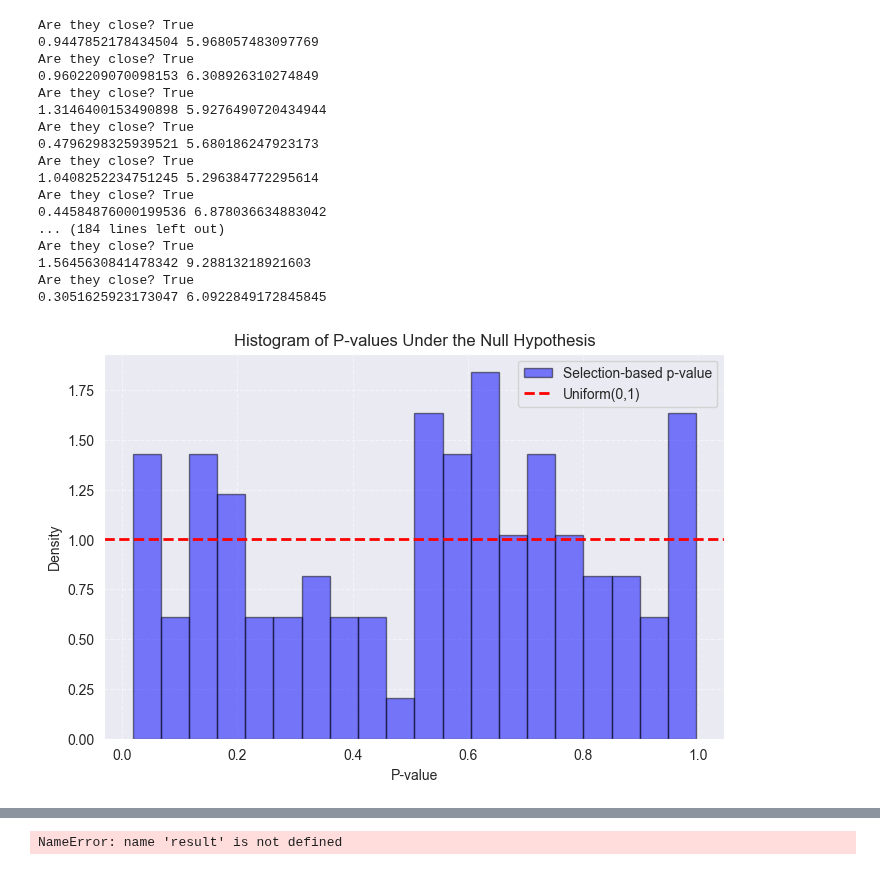
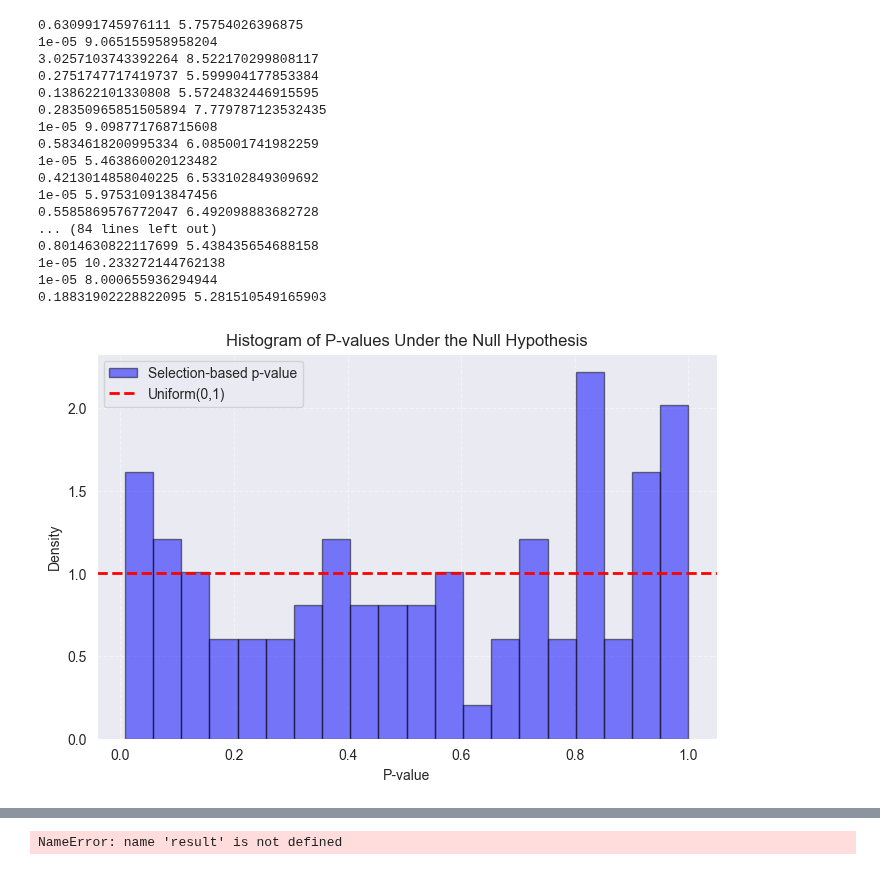
Before and after one commit to judywu4800/SI_HierarchicalClustering, a Jupyter notebook: analysis/Hierarchical_Clustering_testing.ipynb, the cells around one changed output, grey strips where cells are left out. Saved outputs shown, nothing was run; the diff lists cells and outputs as text; code cells hidden in the pictures.

Commit message:
added code for figure 4 (validity with different linkages)

```diff
--- a/analysis/Hierarchical_Clustering_testing.ipynb
+++ b/analysis/Hierarchical_Clustering_testing.ipynb
@@ -177,21 +176,21 @@ Are they close? True
 # %%
-check_p_value_uniformity(n, p, sigma, K, 0.01, linkage="complete", num_trials=100)
+check_p_value_uniformity(n, p, sigma, K, 0.01, linkage="minimax", num_trials=100)
 # %% [output]
-Are they close? True
-0.9447852178434504 5.968057483097769
-Are they close? True
-0.9602209070098153 6.308926310274849
-Are they close? True
-1.3146400153490898 5.9276490720434944
-Are they close? True
-0.4796298325939521 5.680186247923173
-Are they close? True
-1.0408252234751245 5.296384772295614
-Are they close? True
-0.44584876000199536 6.878036634883042
-... (184 lines left out)
-Are they close? True
-1.5645630841478342 9.28813218921603
-Are they close? True
-0.3051625923173047 6.0922849172845845
+0.630991745976111 5.75754026396875
+1e-05 9.065155958958204
+3.0257103743392264 8.522170299808117
+0.2751747717419737 5.599904177853384
+0.138622101330808 5.5724832446915595
+0.28350965851505894 7.779787123532435
+1e-05 9.098771768715608
+0.5834618200995334 6.085001741982259
+1e-05 5.463860020123482
+0.4213014858040225 6.533102849309692
+1e-05 5.975310913847456
+0.5585869576772047 6.492098883682728
+... (84 lines left out)
+0.8014630822117699 5.438435654688158
+1e-05 10.233272144762138
+1e-05 8.000655936294944
+0.18831902228822095 5.281510549165903
-[figure, old version]
+[figure, new version]
```
Also changed, not shown: parts of 2 cells of this notebook, 15 other files.
